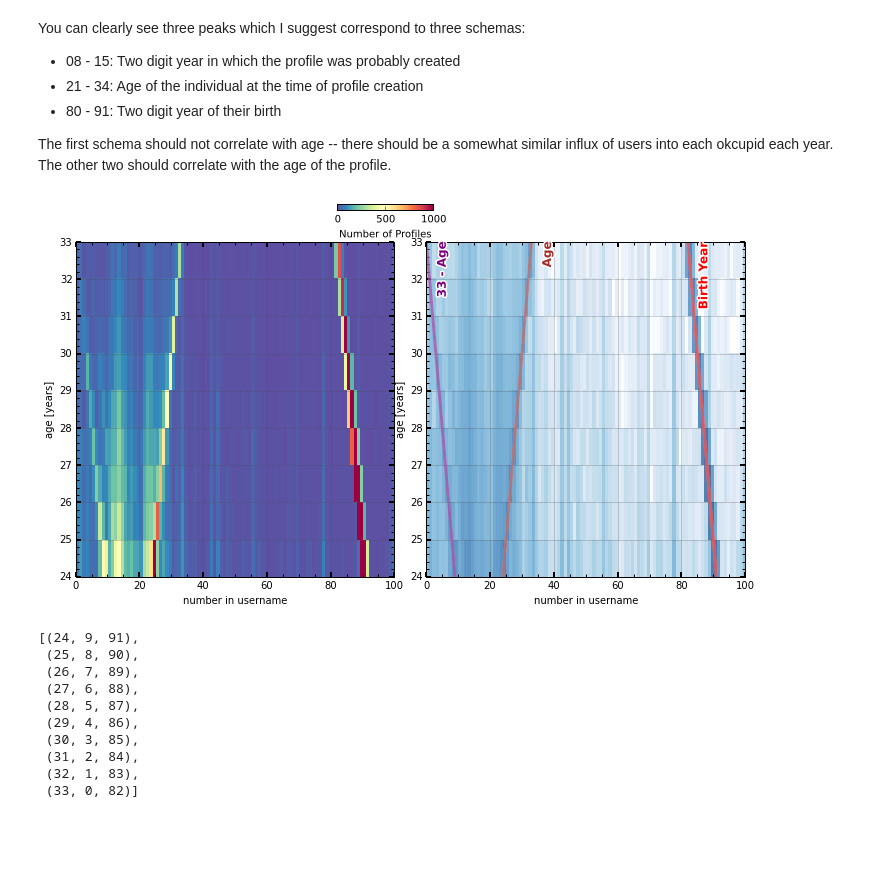
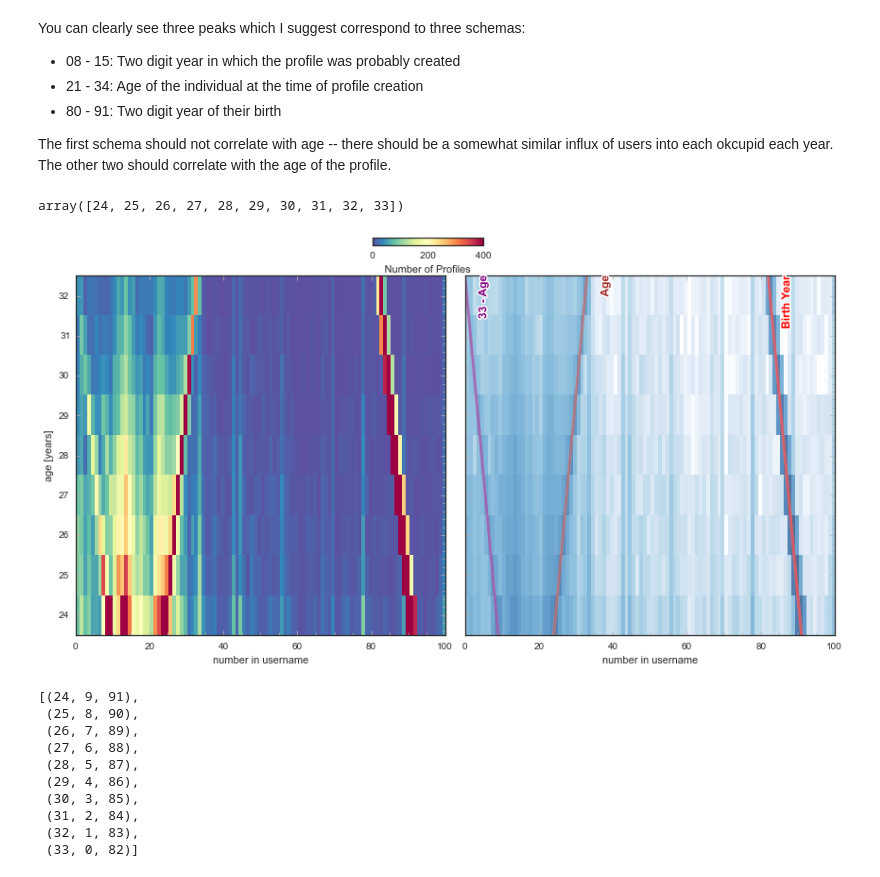
Before and after one commit to ajmendez/explore, a Jupyter notebook: cupid/age.ipynb, the cells around one changed output. Saved outputs shown, nothing was run; the diff lists cells and outputs as text; code cells hidden in the pictures; blank space fills up the shorter version.

Commit message:
plot cleanup

```diff
--- a/cupid/age.ipynb
+++ b/cupid/age.ipynb
@@ -10,7 +10,14 @@ import time
 import pylab
 import numpy as np
 import pandas as pd
-from pysurvey.plot import setup, density, icolorbar, text, legend, outline
+import seaborn as sns
+sns.set_style('white')
+
+import pysurvey.plot
+reload(pysurvey.plot)
+
+from pysurvey.plot import setup_sns as setup
+from pysurvey.plot import density, icolorbar, text, legend, outline
 # %%
 people = pd.read_csv('/Users/ajmendez/data/okcupid/random_v3.csv')
 people = people[(people['age'].notnull()) & (people['match'].notnull()) & (people['match'] > 20)]
@@ -33,7 +40,7 @@ array([[<matplotlib.axes._subplots.AxesSubplot object at 0x...>]], dtype=object)
 Additionally, there is a decreasing number of users at a given age that are presented in the search results.
 # %%
 def setup_plot(**kwargs):
-    setup(xlabel='Age [Years]', ylabel='Match percentage', **kwargs)
+    setup(xlabel='Age [Years]', ylabel='Match percentage', tickmarks=False, grid=False, **kwargs)
     pylab.plot(26, 101, 'v', color='r', markeredgecolor='k', clip_on=False)
     pylab.text(26.2, 100, 'Age when Profile Written', ha='left', va='bottom', clip_on=False)
 
@@ -42,7 +49,7 @@ den = density(people['age'], people['match'],
               bins=[np.arange(24,34), np.arange(20,101,1)],
               label='number of profiles / bin', vmin=10, vmax=2000,
               cmap=pylab.cm.Spectral_r, colorbar=False, logvrange=False)
-icolorbar(den, loc=1, borderpad=-3.2)
+icolorbar(den, loc=1, borderpad=-4)
 
 setup_plot(subplt=(1,2,2), yticks=False)
 den = density(people['age'], people['match'],
@@ -53,7 +60,7 @@ den = density(people['age'], people['match'],
               ynorm=True, xnorm=True, logvrange=False)
 pylab.axhline(80, lw=2, color='k')
 # convert binning size and probability distribution values to a simple number
-icolorbar(den, loc=1, borderpad=-3.2, tickfmt='{:0.1f}', tickfcn=lambda x: x*0.5e6)
+icolorbar(den, loc=1, borderpad=-4, tickfmt='{:0.1f}', tickfcn=lambda x: x*0.5e6)
 
 pylab.tight_layout()
 # %% [output]
@@ -109,34 +118,40 @@ You can clearly see three peaks which I suggest correspond to three schemas:
 * 80 - 91: Two digit year of their birth
 
 The first schema should not correlate with age -- there should be a somewhat similar influx of users into each okcupid each year.  The other two should correlate with the age of the profile.
+# %%
+age
+# %% [output]
+array([24, 25, 26, 27, 28, 29, 30, 31, 32, 33])
 # %%
 def setup_plot(**kwargs):
-    setup(xlabel='number in username', ylabel='age [years]', **kwargs)
+    setup(xlabel='number in username', ylabel='age [years]',
+          ytickv=age+0.5, yticknames=age, **kwargs)
 def add_line(x,y, label, **kwargs):
     params = dict(label=label, lw=3, alpha=0.5, color='r')
     params.update(kwargs)
     outline(pylab.plot(x,y, **params))
     text(x[-1]+5, y[-1], label, rotation=90, ha='center', va='top', fontsize=12, fontweight='bold', color=params['color'])
 
 setup_plot(figsize=(12,6), subplt=(1,2,1))
 den = density(num['username_number'], num['age'],
               bins=[np.arange(0,101), np.arange(24,34), ],
-              label='Number of Profiles', vmin=0, vmax=1000,
+              label='Number of Profiles', vmin=0, vmax=400,
               ynorm=False, cmap=pylab.cm.Spectral_r, colorbar=False)
-icolorbar(den, loc=1, borderpad=-3.2)
+icolorbar(den, loc=1, borderpad=-4)
 
 
-setup_plot(subplt=(1,2,2), xr=[0,100])
+setup_plot(subplt=(1,2,2), xr=[0,100], yticks=False)
 den = density(num['username_number'], num['age'], alpha=0.7,
               bins=[np.arange(0,101), np.arange(24,34), ], logvrange=True,
               label='Number of Profiles', #vmin=0, vmax=1000,
               cmap=pylab.cm.Blues, colorbar=False)
 age = np.arange(24,34)
 add_line(115-age, age, 'Birth Year')
 add_line(age, age, 'Age', color='brown')
 add_line(33-age, age, '33 - Age', color='purple')
+pylab.tight_layout()
 # %% [output]
-[figure, old version]
+[figure, new version]
 # %%
 zip(age, 33-age, 115-age)
 # %% [output]
```
Also changed, not shown: parts of 10 cells of this notebook, 3 other files.
